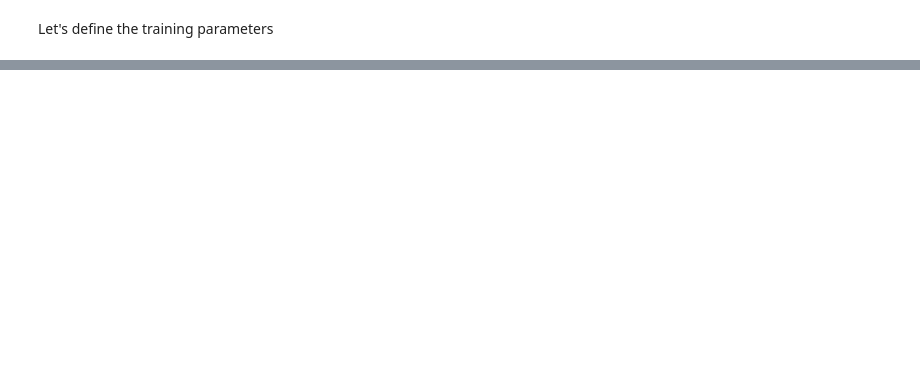
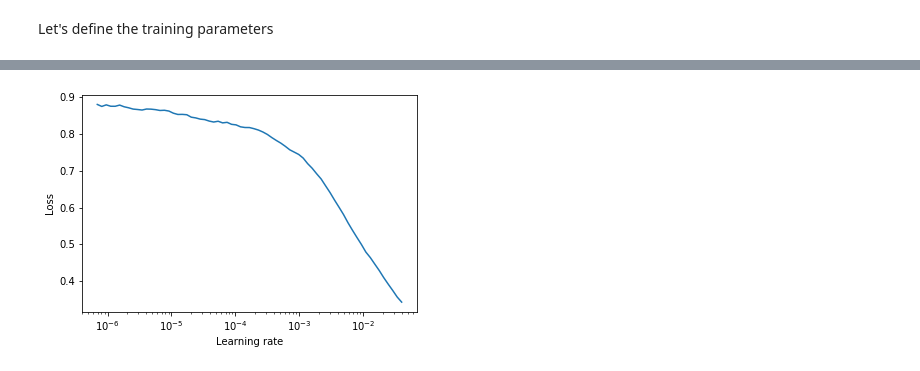
Before and after one commit to Intelligent-Systems-Laboratory/deeplearning-crash-course, a Jupyter notebook: day-4/02 - Cats_and_Dogs_tf.ipynb, the cells around one changed output, grey strips where cells are left out. Drawn from its saved outputs; the diff is of its cells as text; code cells hidden in the pictures; blank space fills up the shorter version.

```diff
--- a/day-3/08 - Cats_and_Dogs.ipynb
+++ b/day-4/02 - Cats_and_Dogs_tf.ipynb
@@ -26,7 +26,7 @@ from torchvision import datasets, transforms
 from torch.utils.data import random_split, DataLoader
 # %%
 # Check if CUDA is available or not. Otherwise use CPU
-device = torch.device("cuda" if torch.cuda.is_available() else "cpu")
+device = torch.device("cuda:0" if torch.cuda.is_available() else "cpu")
 torch.manual_seed(24)
 np.random.seed(24)
 
@@ -115,5 +115,5 @@ You can look at the paper. We've also reimplemented it as seen in [vgg16.py](vgg
 # %%
 from vgg16 import vgg16
 
-vgg_model = vgg16(pretrained=False).to(device)
+vgg_model = vgg16(pretrained=True).to(device)
 vgg_model
@@ -122,11 +140,12 @@ vgg_model.classifier[6] = nn.Linear(4096, num_classes)
 # %% [markdown]
 Let's define the training parameters
 # %%
-epochs = 30 # Number of times it would repeat the whole training process
+epochs = 3 # Number of times it would repeat the whole training process
 
 criterion = nn.CrossEntropyLoss()
 # Define how we would update the weights
-optimizer = torch.optim.Adam(vgg_model.parameters(),lr=0.001,betas=(0.9, 0.999))
+optimizer =  torch.optim.SGD(vgg_model.parameters(),lr=1e-3)
+# optimizer = torch.optim.Adam(vgg_model.parameters(),lr=0.01,betas=(0.9, 0.999))
 # %%
 %reload_ext tensorboard
 # %%
@@ -136 +155,7 @@ Reusing TensorBoard on port 6006 (pid 55849), started 14:09:02 ago. (Use '!kill
 [interactive output not drawn]
+# %%
+from lr_finder import LRFinder
+
+finder = LRFinder(vgg_model, optimizer=optimizer, criterion=criterion, device=device)
+
+finder.range_test(trainDataLoader,end_lr=1, num_iter=100)
@@ -136,0 +166,4 @@ Reusing TensorBoard on port 6006 (pid 55849), started 14:09:02 ago. (Use '!kill
+# %%
+finder.plot()
+# %% [output]
+[figure, added]
```
Also changed, not shown: parts of 6 cells of this notebook, 8 other files.
